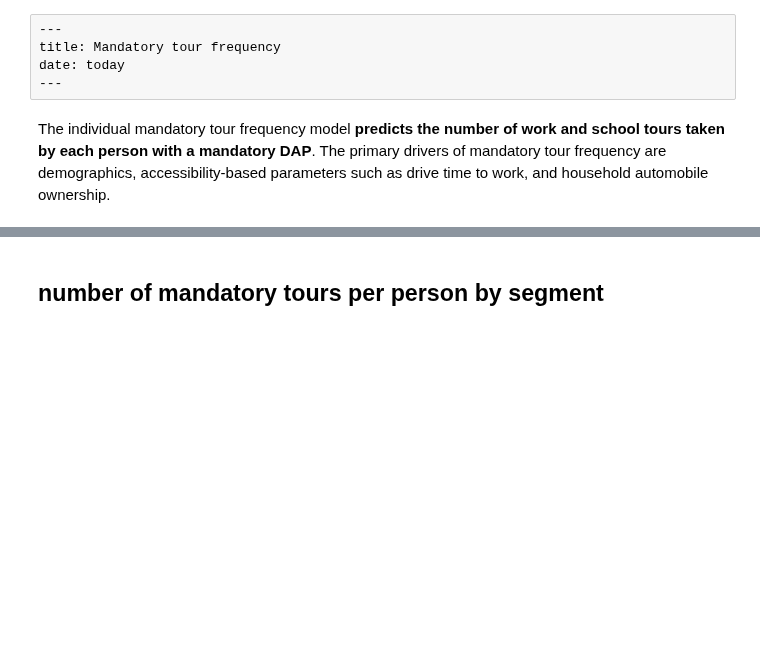
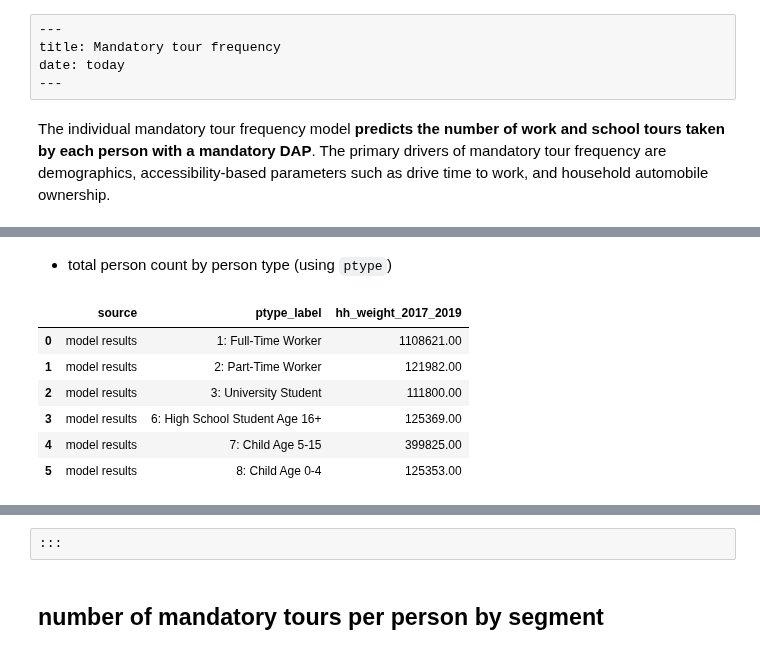
Before and after one commit to psrc/psrc_activitysim, a Jupyter notebook: scripts/validation/validation_scripts/mandatory_tour_frequency.ipynb, the cells around one changed output, grey strips where cells are left out. Cells and saved outputs as stored; diff of their text form; code cells hidden in the pictures; blank space fills up the shorter version.

```diff
--- a/scripts/validation/validation_scripts/mandatory_tour_frequency.ipynb
+++ b/scripts/validation/validation_scripts/mandatory_tour_frequency.ipynb
@@ -92 +234,15 @@ df_1
+# %% [markdown]
+- total person count by person type (using `ptype`)
+# %%
+df_1 = m_per_data.groupby(['source','ptype_label'])['hh_weight_2017_2019'].sum().reset_index().sort_values('ptype_label')
+df_1['hh_weight_2017_2019'] = df_1['hh_weight_2017_2019'].apply(lambda x: '%.2f' % x)
+df_1.loc[df_1['source']=="model results"]
+# %% [output]
+|  | source | ptype_label | hh_weight_2017_2019 |
+| 0 | model results | 1: Full-Time Worker | 1108621.00 |
+| 1 | model results | 2: Part-Time Worker | 121982.00 |
+| 2 | model results | 3: University Student | 111800.00 |
+| 3 | model results | 6: High School Student Age 16+ | 125369.00 |
+| 4 | model results | 7: Child Age 5-15 | 399825.00 |
+| 5 | model results | 8: Child Age 0-4 | 125353.00 |
 # %%
@@ -105,6 +267,8 @@ fig.update_xaxes(matches=None)
 fig.show()
 # %% [output]
 [interactive output not drawn]
+# %% [raw]
+:::
 # %% [markdown]
 ## number of mandatory tours per person by segment
 # %% [raw]
```
Also changed, not shown: parts of 29 cells of this notebook, 13 other files.
